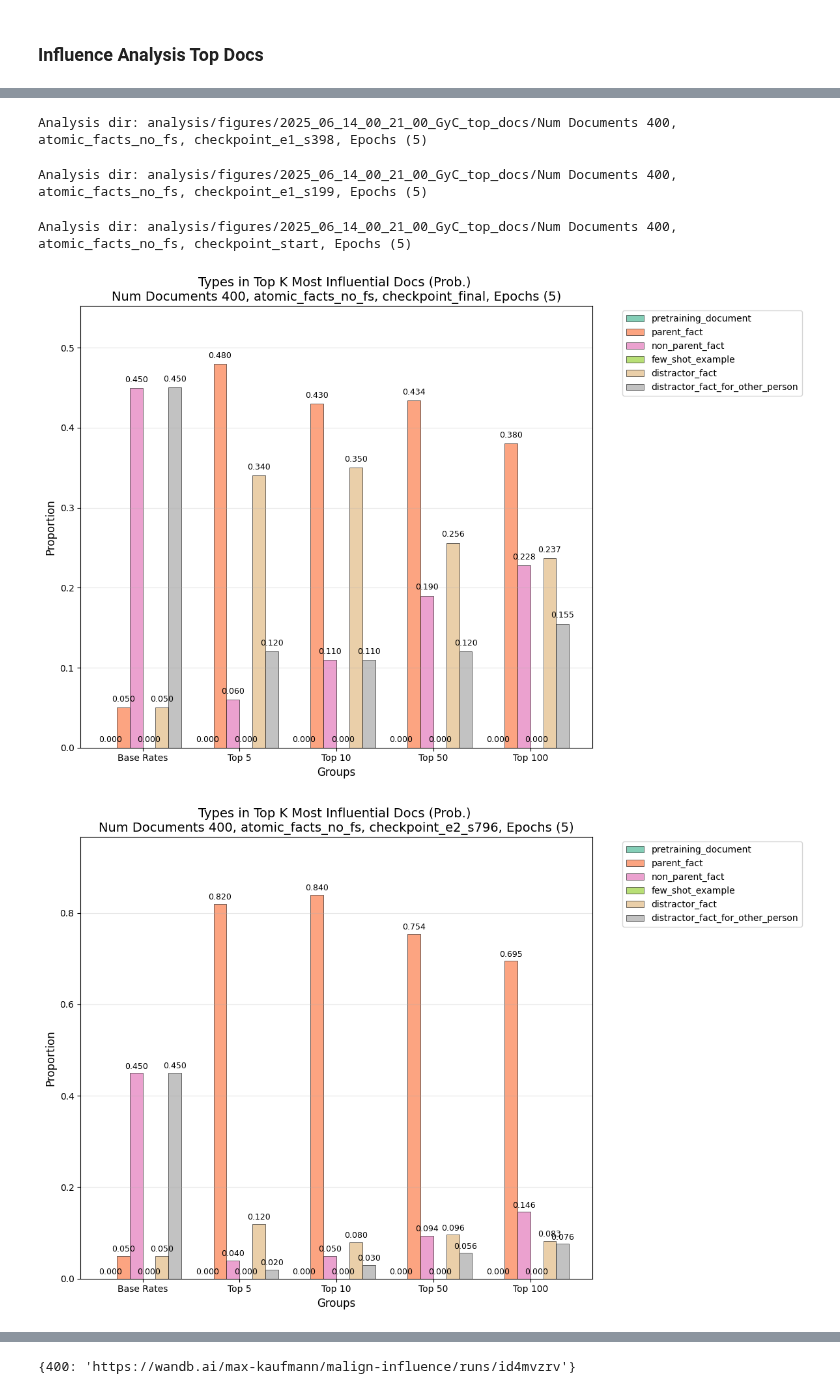
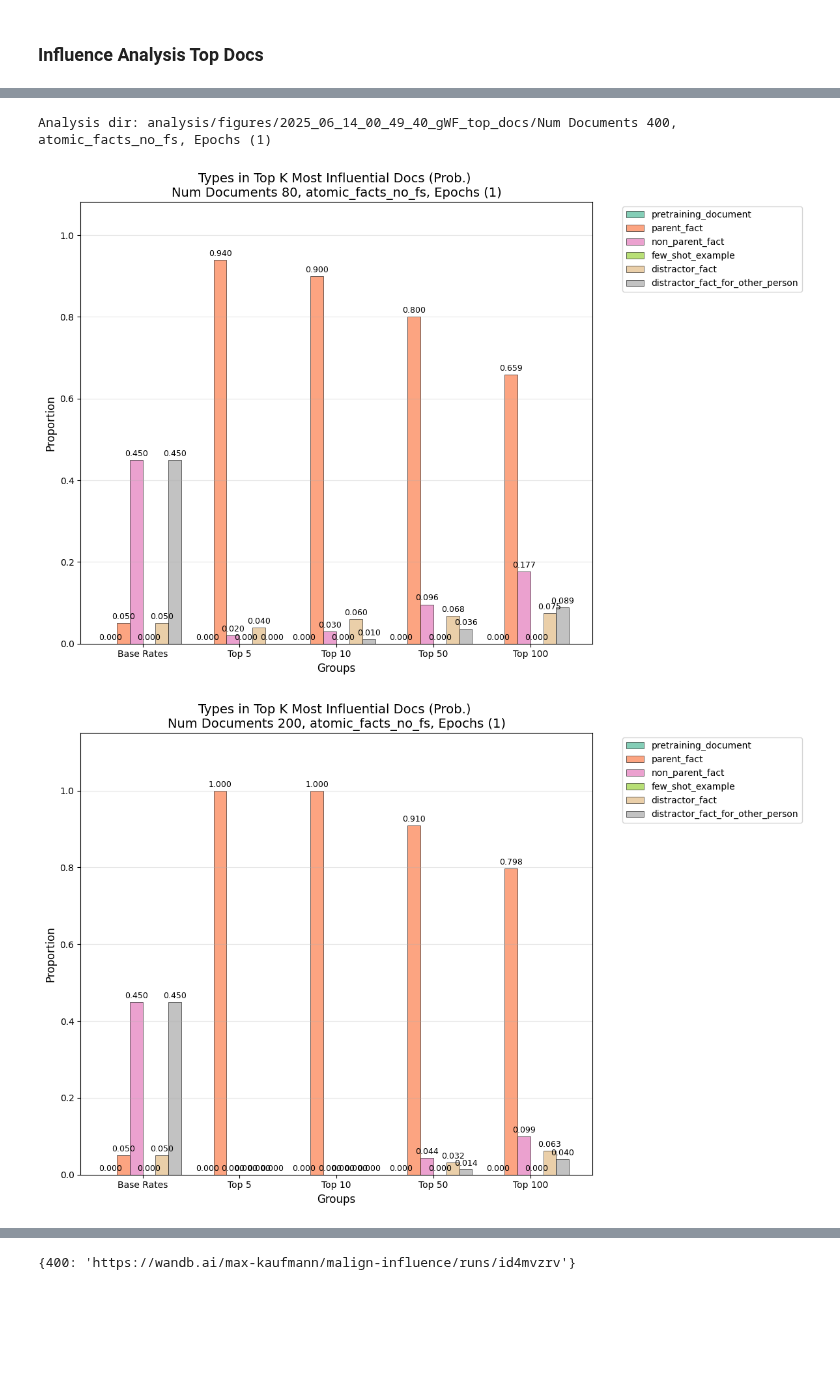
Before and after one commit to levmckinney/malign-influence, a Jupyter notebook: analysis/extractive_structures.ipynb, the cells around one changed output, grey strips where cells are left out. Drawn from its saved outputs; the diff is of its cells as text; code cells hidden in the pictures; blank space fills up the shorter version.

```diff
--- a/analysis/extractive_structures.ipynb
+++ b/analysis/extractive_structures.ipynb
@@ -1551,13 +1551,15 @@ import random
 # "sktmz6xf",
 
 # "jm303kof",
-RUN_IDS = [
-"qaznhs9s",
-"08qij08s",
-"3sl3zrhd",
-"o0222gi9",
-"vyc42k6p"
-]
+# RUN_IDS = [
+# "qaznhs9s",
+# "08qij08s",
+# "3sl3zrhd",
+# "o0222gi9",
+# "vyc42k6p"
+# ]  Original run with checkpointing
+
+RUN_IDS = ["fra7bkzt","6fhs5wkn","nb5d536s"]
 
 RUN_IDS_WITH_BROKEN_TEST_DATASET = [
 "4ujfx60l",
@@ -1689,9 +1689,9 @@ def filter_number_of_documents(num_docs: int) -> Callable[[InfluenceArgs, Traini
 
 groups = []
 
-# groups += [GroupOfExperiments(name=f"Num Documents {train_arg.synth_types_per_fact * train_arg.synth_ideas_per_type * train_arg.synth_docs_per_idea}, {arg.query_dataset_split_name}, Epochs ({train_arg.epochs})", experiment_filter= lambda x,y,if_arg=arg,t_arg=train_arg: (if_arg.query_dataset_split_name == x.query_dataset_split_name) and (t_arg.synth_ideas_per_type == y.synth_ideas_per_type) and (y.epochs == t_arg.epochs)) for arg,train_arg in sorted([(InfluenceArgs.model_validate(log.args), TrainingArgs.model_validate(og_log.args)) for log, og_log in zip(experiment_logs, original_experiment_logs)], key=lambda x: x[1].synth_ideas_per_type)]
+groups += [GroupOfExperiments(name=f"Num Documents {train_arg.synth_types_per_fact * train_arg.synth_ideas_per_type * train_arg.synth_docs_per_idea}, {arg.query_dataset_split_name}, Epochs ({train_arg.epochs})", experiment_filter= lambda x,y,if_arg=arg,t_arg=train_arg: (if_arg.query_dataset_split_name == x.query_dataset_split_name) and (t_arg.synth_ideas_per_type == y.synth_ideas_per_type) and (y.epochs == t_arg.epochs)) for arg,train_arg in sorted([(InfluenceArgs.model_validate(log.args), TrainingArgs.model_validate(og_log.args)) for log, og_log in zip(experiment_logs, original_experiment_logs)], key=lambda x: x[1].synth_ideas_per_type)]
 
-groups += [GroupOfExperiments(name=f"Num Documents {train_arg.synth_types_per_fact * train_arg.synth_ideas_per_type * train_arg.synth_docs_per_idea}, {arg.query_dataset_split_name}, {arg.checkpoint_name}, Epochs ({train_arg.epochs})", experiment_filter= lambda x,y,if_arg=arg,t_arg=train_arg: (if_arg.checkpoint_name == x.checkpoint_name)) for arg,train_arg in sorted([(InfluenceArgs.model_validate(log.args), TrainingArgs.model_validate(og_log.args)) for log, og_log in zip(experiment_logs, original_experiment_logs)], key=lambda x: x[1].synth_ideas_per_type)]
+# groups += [GroupOfExperiments(name=f"Num Documents {train_arg.synth_types_per_fact * train_arg.synth_ideas_per_type * train_arg.synth_docs_per_idea}, {arg.query_dataset_split_name}, {arg.checkpoint_name}, Epochs ({train_arg.epochs})", experiment_filter= lambda x,y,if_arg=arg,t_arg=train_arg: (if_arg.checkpoint_name == x.checkpoint_name)) for arg,train_arg in sorted([(InfluenceArgs.model_validate(log.args), TrainingArgs.model_validate(og_log.args)) for log, og_log in zip(experiment_logs, original_experiment_logs)], key=lambda x: x[1].synth_ideas_per_type)]
 
 for group in groups:
 
@@ -1743,5 +1743,3 @@ Analysis dir: analysis/figures/2025_06_14_00_21_00_GyC_top_docs/Num Documents 40
-Analysis dir: analysis/figures/2025_06_14_00_21_00_GyC_top_docs/Num Documents 400, atomic_facts_no_fs, checkpoint_e1_s398, Epochs (5)
+Analysis dir: analysis/figures/2025_06_14_00_49_40_gWF_top_docs/Num Documents 400, atomic_facts_no_fs, Epochs (1)
-Analysis dir: analysis/figures/2025_06_14_00_21_00_GyC_top_docs/Num Documents 400, atomic_facts_no_fs, checkpoint_e1_s199, Epochs (5)
-Analysis dir: analysis/figures/2025_06_14_00_21_00_GyC_top_docs/Num Documents 400, atomic_facts_no_fs, checkpoint_start, Epochs (5)
-[figure, old version]
+[figure, new version]
-[figure, old version]
+[figure, new version]
```
Also changed, not shown: parts of 2 cells of this notebook, 1 other file.
